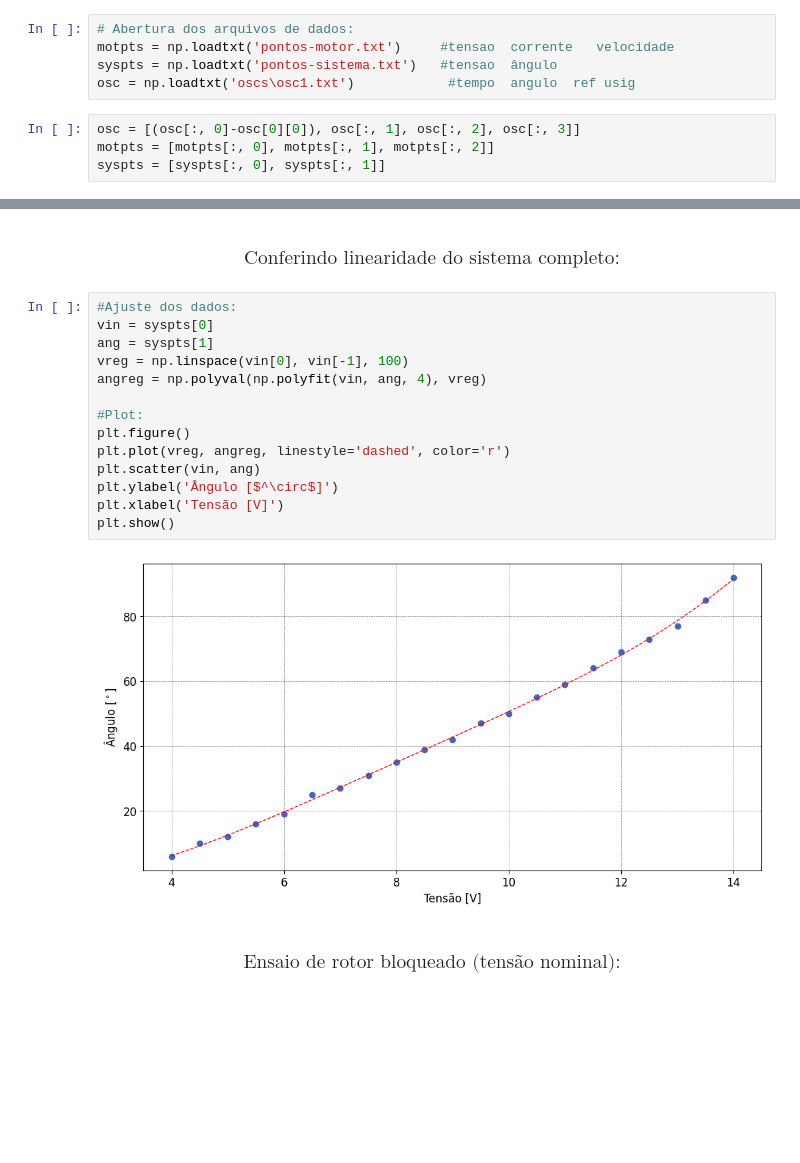
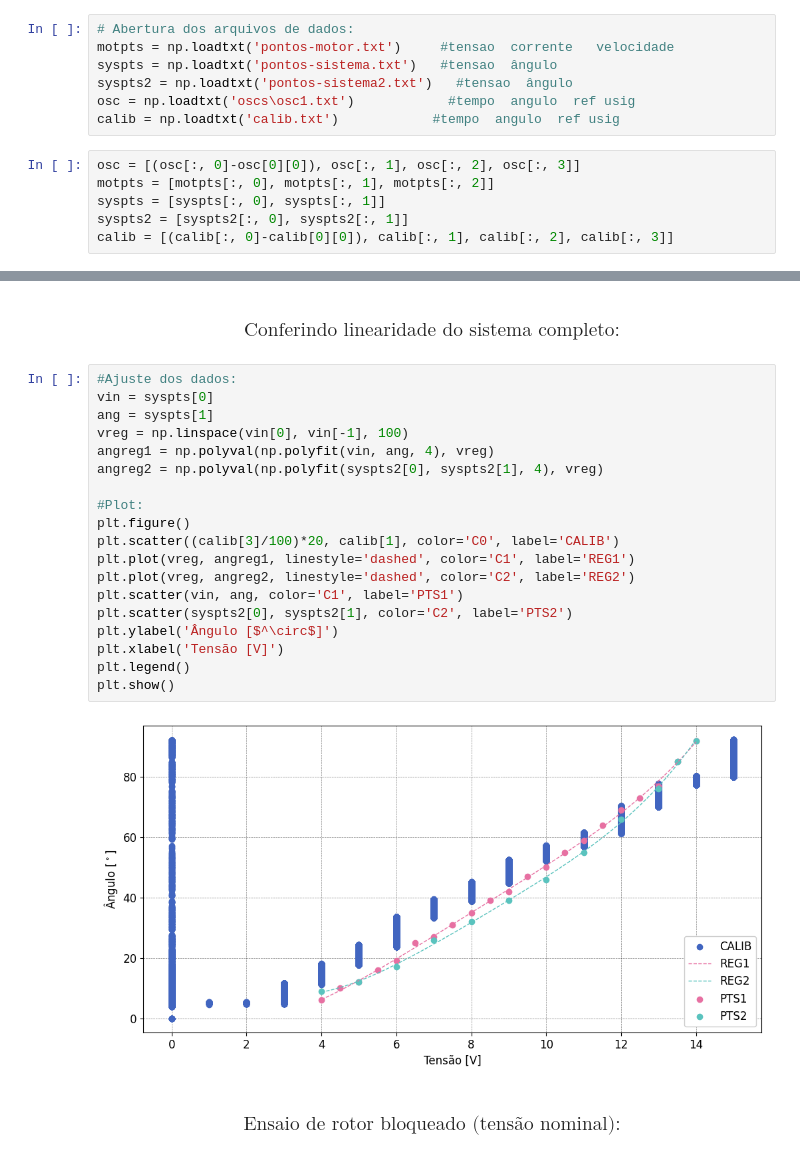
Before and after one commit to ErickNMA/LCD, a Jupyter notebook: ensaios_planta/fan-plate_analisys.ipynb, the cells around one changed output, grey strips where cells are left out. Saved outputs shown, nothing was run; the diff lists cells and outputs as text; blank space fills up the shorter version.

```diff
--- a/ensaios_planta/fan-plate_analisys.ipynb
+++ b/ensaios_planta/fan-plate_analisys.ipynb
@@ -33,11 +33,15 @@ def index(array, value):
 # Abertura dos arquivos de dados:
 motpts = np.loadtxt('pontos-motor.txt')     #tensao  corrente   velocidade
 syspts = np.loadtxt('pontos-sistema.txt')   #tensao  ângulo
+syspts2 = np.loadtxt('pontos-sistema2.txt')   #tensao  ângulo
 osc = np.loadtxt('oscs\osc1.txt')            #tempo  angulo  ref usig
+calib = np.loadtxt('calib.txt')            #tempo  angulo  ref usig
 # %%
 osc = [(osc[:, 0]-osc[0][0]), osc[:, 1], osc[:, 2], osc[:, 3]]
 motpts = [motpts[:, 0], motpts[:, 1], motpts[:, 2]]
 syspts = [syspts[:, 0], syspts[:, 1]]
+syspts2 = [syspts2[:, 0], syspts2[:, 1]]
+calib = [(calib[:, 0]-calib[0][0]), calib[:, 1], calib[:, 2], calib[:, 3]]
 # %% [markdown]
 ### $$ \text{Conferindo linearidade do motor:}$$
 # %%
@@ -72,19 +76,24 @@ c2 = C[1]
 # %%
 #Ajuste dos dados:
 vin = syspts[0]
 ang = syspts[1]
 vreg = np.linspace(vin[0], vin[-1], 100)
-angreg = np.polyval(np.polyfit(vin, ang, 4), vreg)
+angreg1 = np.polyval(np.polyfit(vin, ang, 4), vreg)
+angreg2 = np.polyval(np.polyfit(syspts2[0], syspts2[1], 4), vreg)
 
 #Plot:
 plt.figure()
-plt.plot(vreg, angreg, linestyle='dashed', color='r')
-plt.scatter(vin, ang)
+plt.scatter((calib[3]/100)*20, calib[1], color='C0', label='CALIB')
+plt.plot(vreg, angreg1, linestyle='dashed', color='C1', label='REG1')
+plt.plot(vreg, angreg2, linestyle='dashed', color='C2', label='REG2')
+plt.scatter(vin, ang, color='C1', label='PTS1')
+plt.scatter(syspts2[0], syspts2[1], color='C2', label='PTS2')
 plt.ylabel('Ângulo [$^\circ$]')
 plt.xlabel('Tensão [V]')
+plt.legend()
 plt.show()
 # %% [output]
-[figure, old version]
+[figure, new version]
 # %% [markdown]
 ### $$ \text{Ensaio de rotor bloqueado (tensão nominal):}$$
 # %%
```
Also changed, not shown: 4 other files.
